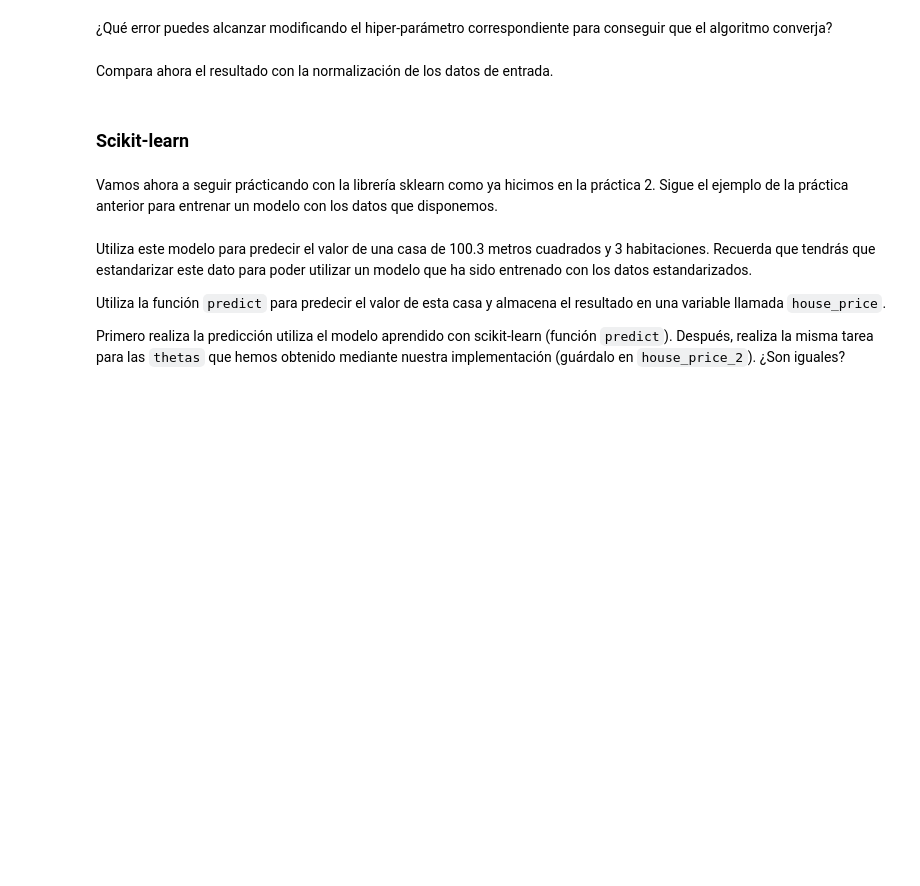
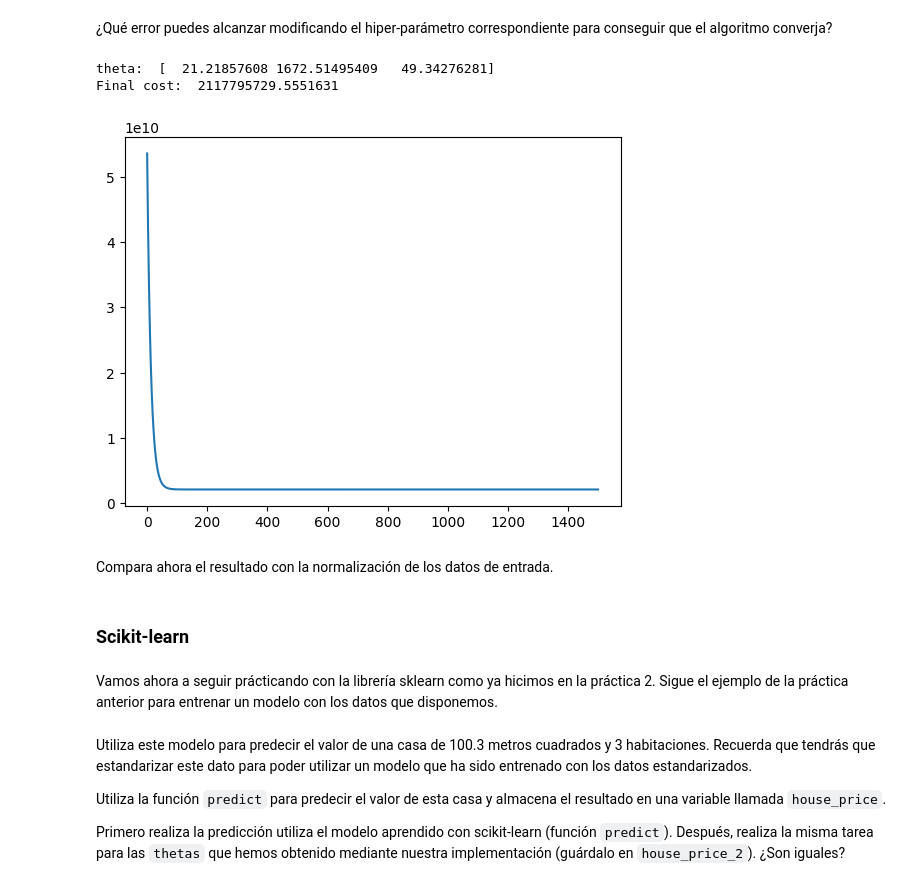
Before and after one commit to TomasAlignani/APRENDIZAJE, a Jupyter notebook: 3. RegresionLineal_Nvariables/practica3_RegresionLineal_Nvariables.ipynb, the cells around one changed output. Saved outputs shown, nothing was run; the diff lists cells and outputs as text; code cells hidden in the pictures; blank space fills up the shorter version.

```diff
--- a/3. RegresionLineal_Nvariables/practica3_RegresionLineal_Nvariables.ipynb
+++ b/3. RegresionLineal_Nvariables/practica3_RegresionLineal_Nvariables.ipynb
@@ -287,11 +360,19 @@ print('Final cost: ', costs[-1])
 # %%
 # Comenzamos con theta a 0's y utilizamos la función anterior para optimizar sus valores para obtener el nuevo theta y el historial de J
 # <RELLENAR>
+theta = np.zeros(shape=[3, 1])
+theta, costs = gradient_descent(X, y, theta, alpha=1e-6, num_iters=1500)
 print('theta: ', theta.ravel())
 
 # Muestra la gráfica con la evolución del coste J obtenido de la salida de gradient_descent
 # <RELLENAR>
+plt.plot(costs)
+plt.show
 print('Final cost: ', costs[-1])
+# %% [output]
+theta:  [  21.21857608 1672.51495409   49.34276281]
+Final cost:  2117795729.5551631
+[figure, added]
 # %% [markdown]
 Compara ahora el resultado con la normalización de los datos de entrada.
 # %%
```
Also changed, not shown: parts of 21 cells of this notebook.
